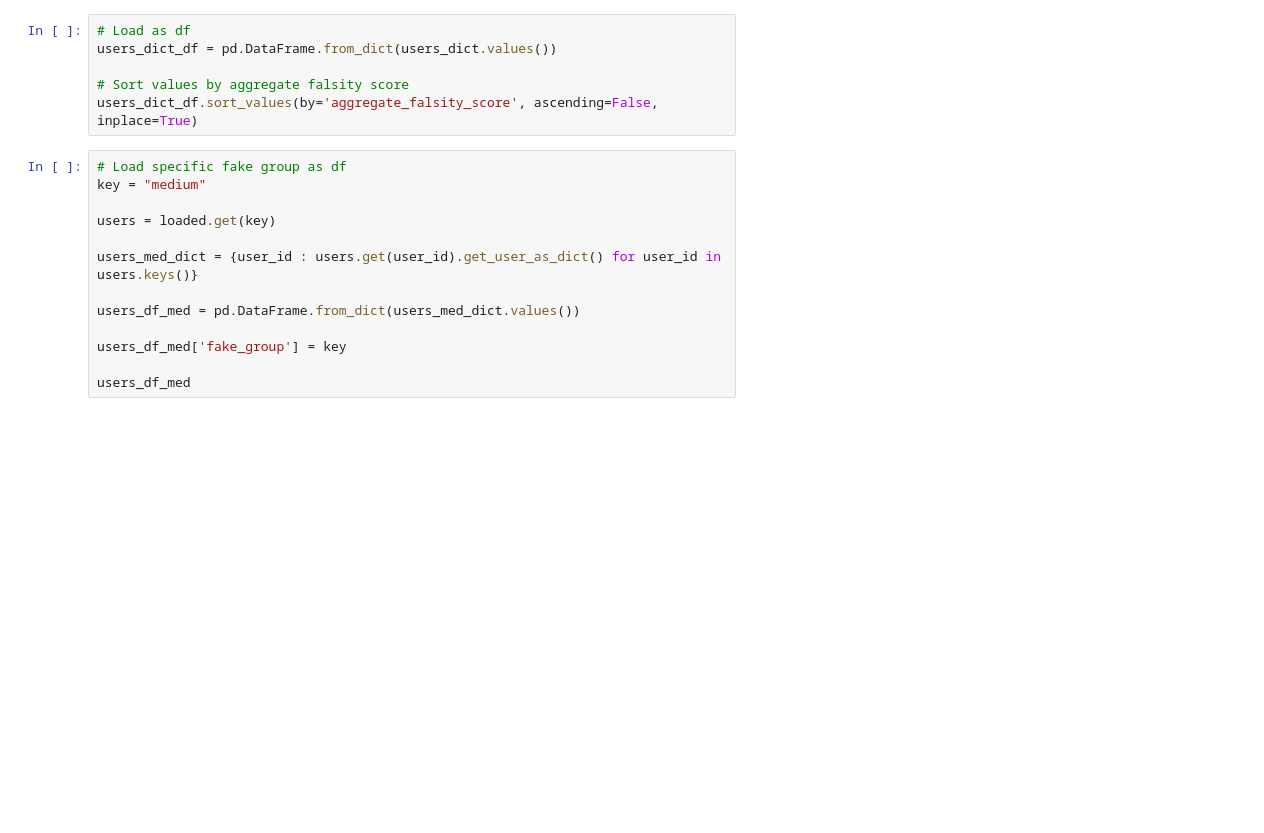
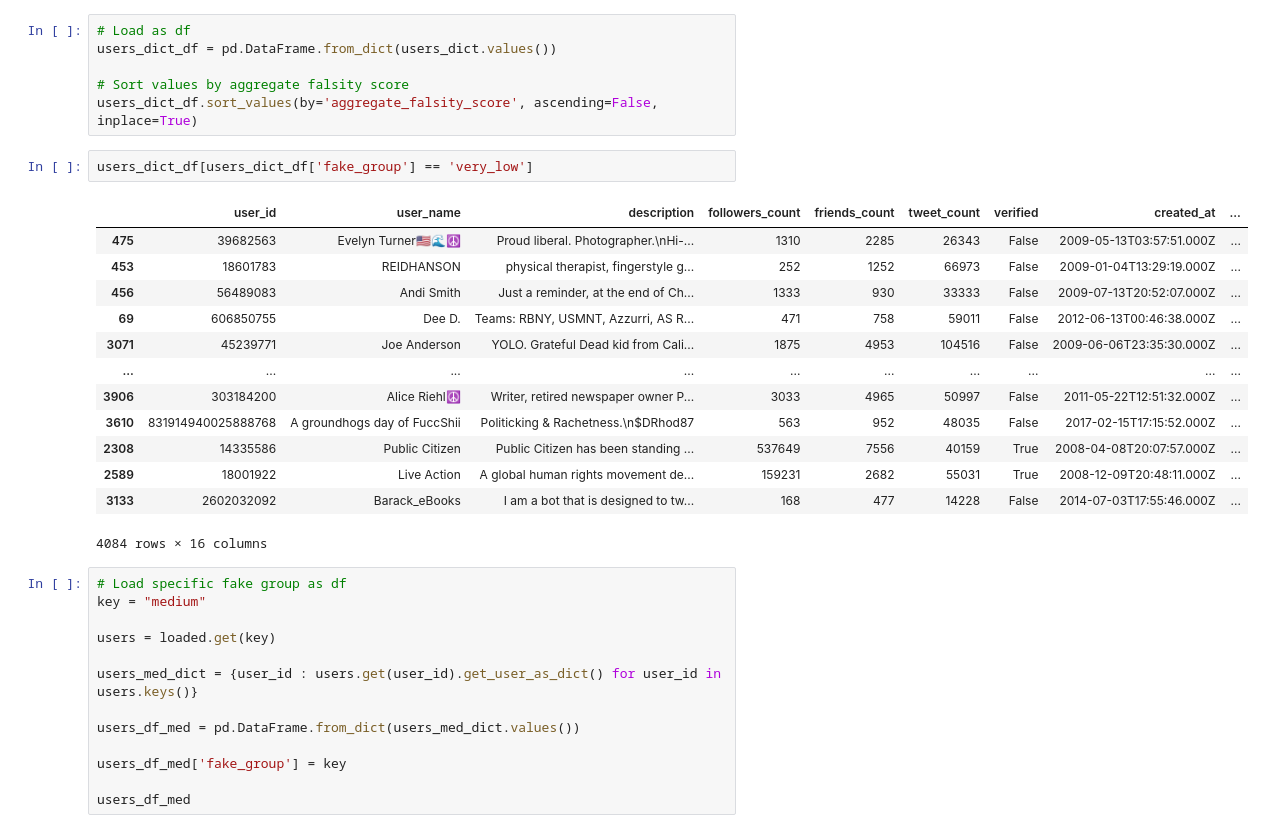
Before and after one commit to lrnz-asnprs/tweet-collector, a Jupyter notebook: fake_collector/notebooks/laurenz_notebook.ipynb, the cells around one changed output. Drawn from its saved outputs; the diff is of its cells as text; blank space fills up the shorter version.

Commit message:
loading fake and true

```diff
--- a/fake_collector/notebooks/laurenz_notebook.ipynb
+++ b/fake_collector/notebooks/laurenz_notebook.ipynb
@@ -245,6 +245,22 @@ users_dict_df = pd.DataFrame.from_dict(users_dict.values())
 
 # Sort values by aggregate falsity score
 users_dict_df.sort_values(by='aggregate_falsity_score', ascending=False, inplace=True)
+# %%
+users_dict_df[users_dict_df['fake_group'] == 'very_low']
+# %% [output]
+|  | user_id | user_name | description | followers_count | friends_count | tweet_count | verified | created_at | ... |
+| 475 | 39682563 | Evelyn Turner🇺🇸🌊☮ | Proud liberal. Photographer.\nHi-... | 1310 | 2285 | 26343 | False | 2009-05-13T03:57:51.000Z | ... |
+| 453 | 18601783 | REIDHANSON | physical therapist, fingerstyle g... | 252 | 1252 | 66973 | False | 2009-01-04T13:29:19.000Z | ... |
+| 456 | 56489083 | Andi Smith | Just a reminder, at the end of Ch... | 1333 | 930 | 33333 | False | 2009-07-13T20:52:07.000Z | ... |
+| 69 | 606850755 | Dee D. | Teams: RBNY, USMNT, Azzurri, AS R... | 471 | 758 | 59011 | False | 2012-06-13T00:46:38.000Z | ... |
+| 3071 | 45239771 | Joe Anderson | YOLO. Grateful Dead kid from Cali... | 1875 | 4953 | 104516 | False | 2009-06-06T23:35:30.000Z | ... |
+| ... | ... | ... | ... | ... | ... | ... | ... | ... | ... |
+| 3906 | 303184200 | Alice Riehl☮️ | Writer, retired newspaper owner P... | 3033 | 4965 | 50997 | False | 2011-05-22T12:51:32.000Z | ... |
+| 3610 | 831914940025888768 | A groundhogs day of FuccShii | Politicking & Rachetness.\n$DRhod87 | 563 | 952 | 48035 | False | 2017-02-15T17:15:52.000Z | ... |
+| 2308 | 14335586 | Public Citizen | Public Citizen has been standing ... | 537649 | 7556 | 40159 | True | 2008-04-08T20:07:57.000Z | ... |
+| 2589 | 18001922 | Live Action | A global human rights movement de... | 159231 | 2682 | 55031 | True | 2008-12-09T20:48:11.000Z | ... |
+| 3133 | 2602032092 | Barack_eBooks | I am a bot that is designed to tw... | 168 | 477 | 14228 | False | 2014-07-03T17:55:46.000Z | ... |
+4084 rows × 16 columns
 # %%
 # Load specific fake group as df
 key = "medium"
```
Also changed, not shown: 3 other files.
